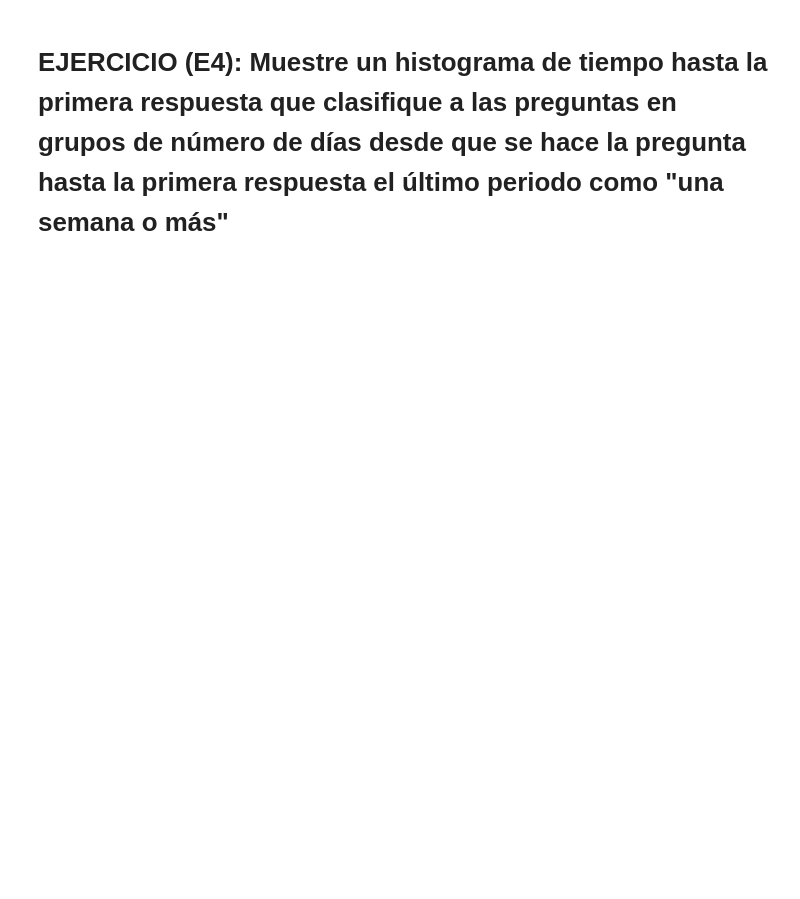
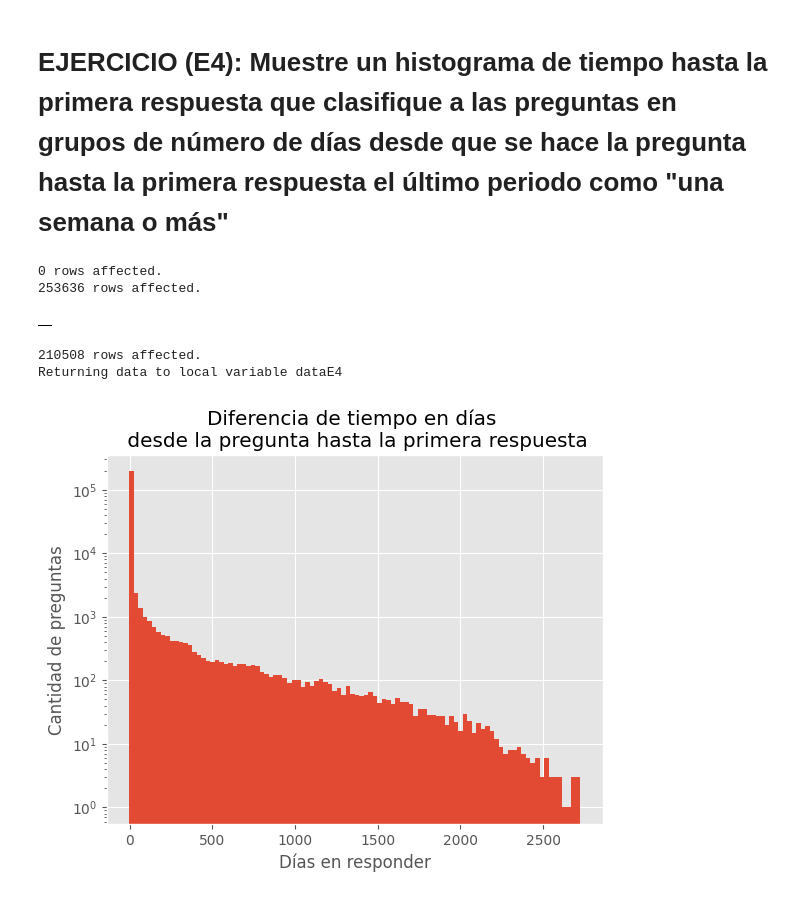
Before and after one commit to juanluserra/master_bigdata, a Jupyter notebook: BASES DE DATOS/Practicas/sesiones_sql/sesion2.ipynb, the cells around one changed output. Drawn from its saved outputs; the diff is of its cells as text; code cells hidden in the pictures; blank space fills up the shorter version.

```diff
--- a/BASES DE DATOS/Practicas/sesiones_sql/sesion2.ipynb
+++ b/BASES DE DATOS/Practicas/sesiones_sql/sesion2.ipynb
@@ -1210,2 +1256,47 @@ SELECT * FROM users_quest_tag;
 # %% [markdown]
 # EJERCICIO (E4): Muestre un histograma de tiempo hasta la primera respuesta que clasifique a las preguntas en grupos de número de días desde que se hace la pregunta hasta la primera respuesta el último periodo como "una semana o más"
+# %%
+%%sql
+
+DROP TABLE IF EXISTS joinE4;
+
+CREATE TABLE joinE4
+SELECT * FROM (
+    SELECT CreationDate AS CreationDateQuestion, PostId AS QuestId
+    FROM StackOverflowFacts
+    WHERE PostTypeId = 1
+) AS t1
+
+LEFT JOIN (
+    SELECT CreationDate AS CreationDateAnswer, PostId AS AnswerId, ParentId
+    FROM StackOverflowFacts
+    WHERE PostTypeId = 2
+) AS t2
+
+ON t1.QuestId = t2.ParentId
+;
+# %% [output]
+0 rows affected.
+253636 rows affected.
+|  |
+# %%
+%%sql dataE4 <<
+
+SELECT
+    CreationDateQuestion,
+    CreationDateAnswer,
+    TIMESTAMPDIFF(DAY, CreationDateQuestion, CreationDateAnswer) AS TimeDiffDays
+FROM joinE4
+WHERE CreationDateAnswer IS NOT NULL
+;
+# %% [output]
+210508 rows affected.
+Returning data to local variable dataE4
+# %%
+plt.hist(dataE4.TimeDiffDays, 100)
+plt.title("Diferencia de tiempo en días \n desde la pregunta hasta la primera respuesta")
+plt.xlabel("Días en responder")
+plt.ylabel("Cantidad de preguntas")
+plt.yscale("log")
+# %% [output]
+[figure, added]
```
Also changed, not shown: parts of 16 cells of this notebook, 15 other files.
